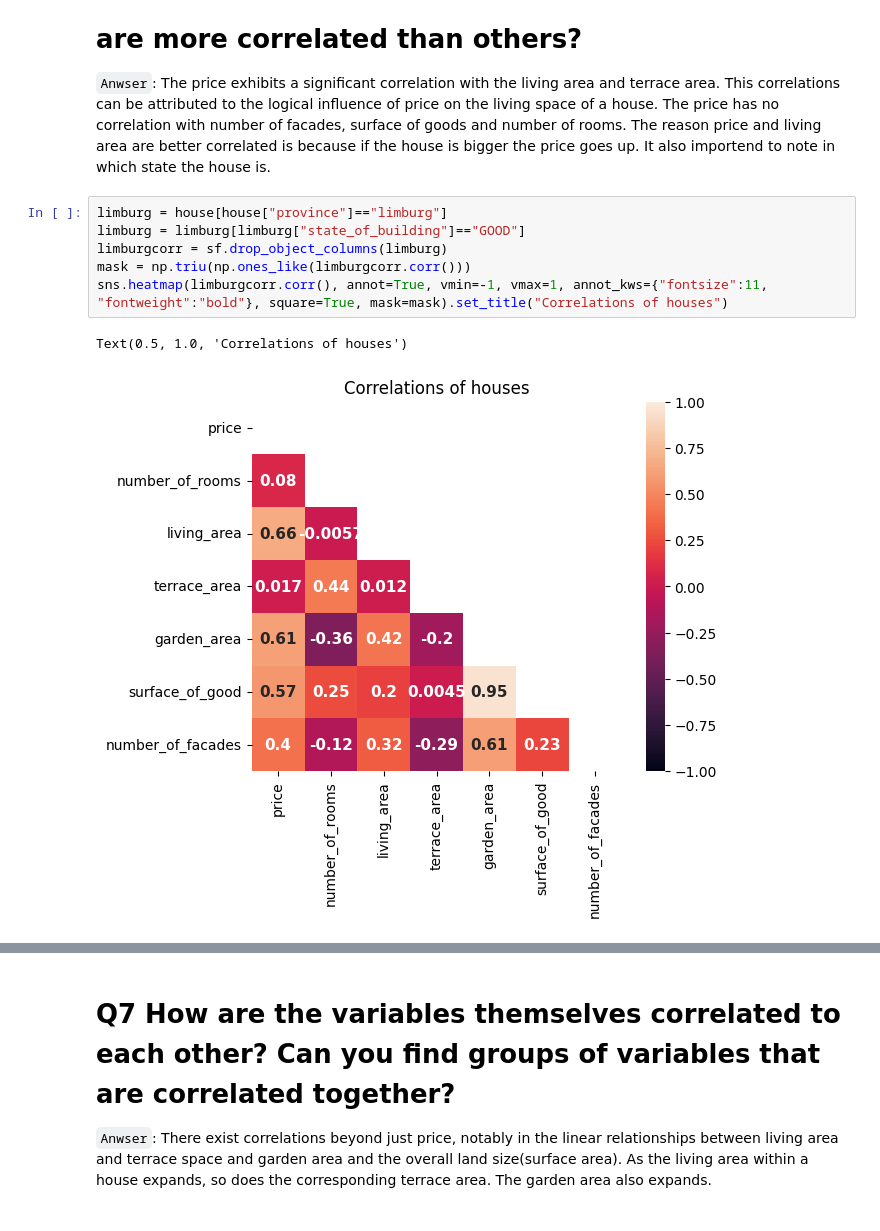
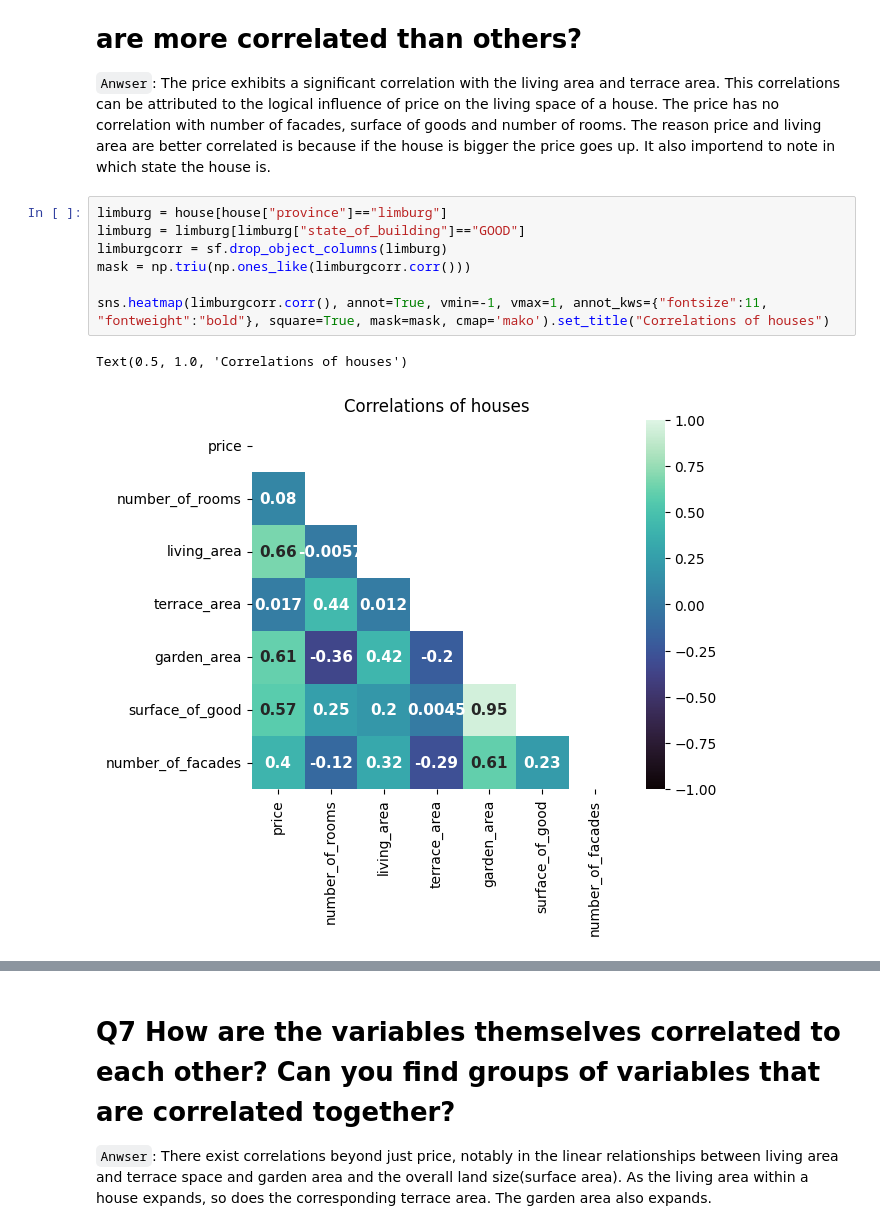
Before and after one commit to NathNacht/immo-eliza-scraping-immozila-Cleaning-EDA, a Jupyter notebook: analyses/immozila_analyse.ipynb, the cells around one changed output, grey strips where cells are left out. Saved outputs shown, nothing was run; the diff lists cells and outputs as text.

Commit message:
changed the correlation matrix

```diff
--- a/analyses/immozila_analyse.ipynb
+++ b/analyses/immozila_analyse.ipynb
@@ -127,12 +129,13 @@ make_bar_perc_plotly(app)
 # %%
 limburg = house[house["province"]=="limburg"]
 limburg = limburg[limburg["state_of_building"]=="GOOD"]
 limburgcorr = sf.drop_object_columns(limburg)
 mask = np.triu(np.ones_like(limburgcorr.corr()))
-sns.heatmap(limburgcorr.corr(), annot=True, vmin=-1, vmax=1, annot_kws={"fontsize":11, "fontweight":"bold"}, square=True, mask=mask).set_title("Correlations of houses")
+
+sns.heatmap(limburgcorr.corr(), annot=True, vmin=-1, vmax=1, annot_kws={"fontsize":11, "fontweight":"bold"}, square=True, mask=mask, cmap='mako').set_title("Correlations of houses")
 # %% [output]
 Text(0.5, 1.0, 'Correlations of houses')
-[figure, old version]
+[figure, new version]
 # %%
 sf.regplot(limburgcorr, "price", "living_area")
 # %% [output]
```
Also changed, not shown: parts of 7 cells of this notebook, 1 other file.
